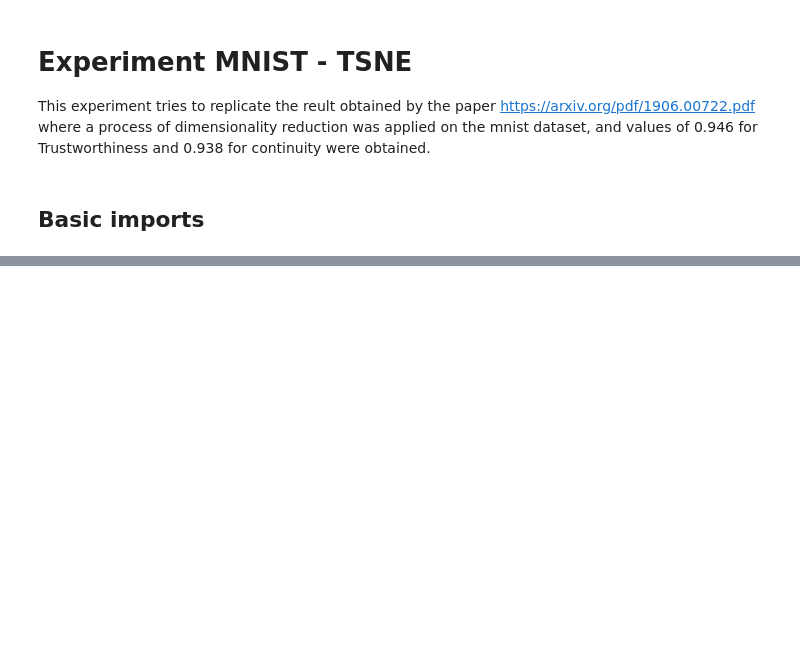
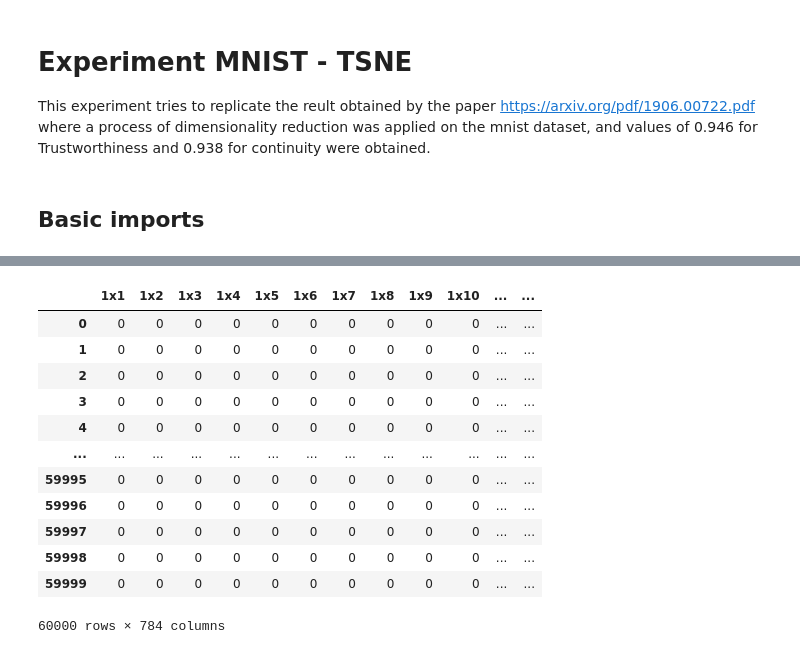
Before and after one commit to otavioon/librep-hiaac, a Jupyter notebook: experiments/Topological_ae/Experiments_mnist_tsne.ipynb, the cells around one changed output, grey strips where cells are left out. Saved outputs shown, nothing was run; the diff lists cells and outputs as text; code cells hidden in the pictures; blank space fills up the shorter version.

```diff
--- a/experiments/Topological_ae/Experiments_mnist_tsne.ipynb
+++ b/experiments/Topological_ae/Experiments_mnist_tsne.ipynb
@@ -21,0 +54,16 @@ from librep.metrics.dimred_evaluator import DimensionalityReductionQualityReport
+# %%
+train_val_mnist.data.iloc[:,1:]
+# %% [output]
+|  | 1x1 | 1x2 | 1x3 | 1x4 | 1x5 | 1x6 | 1x7 | 1x8 | 1x9 | 1x10 | ... | ... |
+| 0 | 0 | 0 | 0 | 0 | 0 | 0 | 0 | 0 | 0 | 0 | ... | ... |
+| 1 | 0 | 0 | 0 | 0 | 0 | 0 | 0 | 0 | 0 | 0 | ... | ... |
+| 2 | 0 | 0 | 0 | 0 | 0 | 0 | 0 | 0 | 0 | 0 | ... | ... |
+| 3 | 0 | 0 | 0 | 0 | 0 | 0 | 0 | 0 | 0 | 0 | ... | ... |
+| 4 | 0 | 0 | 0 | 0 | 0 | 0 | 0 | 0 | 0 | 0 | ... | ... |
+| ... | ... | ... | ... | ... | ... | ... | ... | ... | ... | ... | ... | ... |
+| 59995 | 0 | 0 | 0 | 0 | 0 | 0 | 0 | 0 | 0 | 0 | ... | ... |
+| 59996 | 0 | 0 | 0 | 0 | 0 | 0 | 0 | 0 | 0 | 0 | ... | ... |
+| 59997 | 0 | 0 | 0 | 0 | 0 | 0 | 0 | 0 | 0 | 0 | ... | ... |
+| 59998 | 0 | 0 | 0 | 0 | 0 | 0 | 0 | 0 | 0 | 0 | ... | ... |
+| 59999 | 0 | 0 | 0 | 0 | 0 | 0 | 0 | 0 | 0 | 0 | ... | ... |
+60000 rows × 784 columns
```
Also changed, not shown: parts of 26 cells of this notebook, 2 other files.
